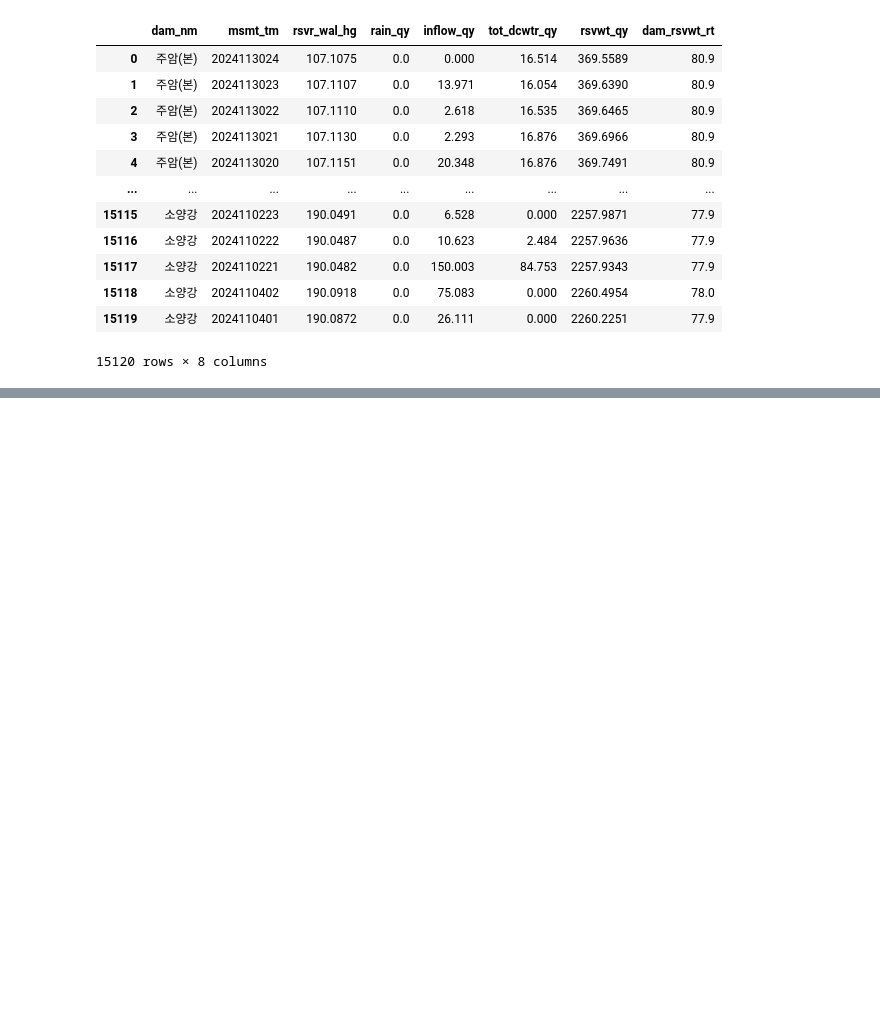
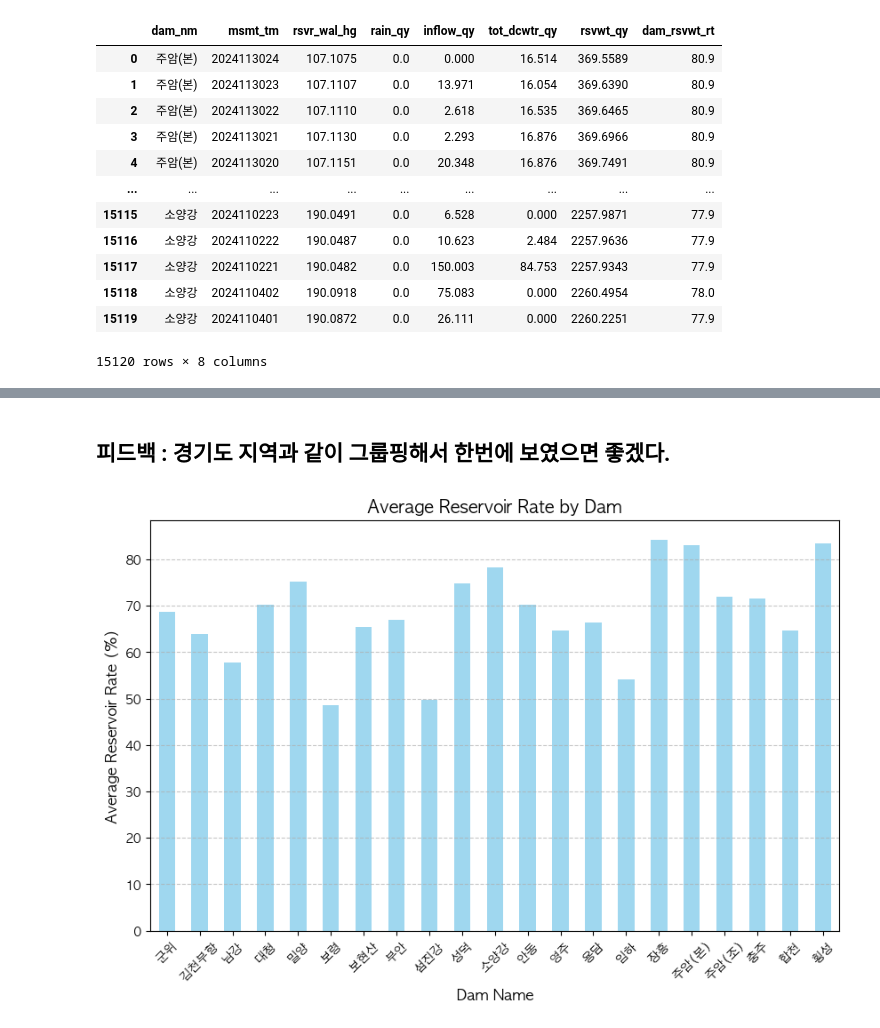
Before and after one commit to ColdTbrew/SKT_FLY_AI_notes, a Jupyter notebook: 1주차/숙제/homework.ipynb, the cells around one changed output, grey strips where cells are left out. Saved outputs shown, nothing was run; the diff lists cells and outputs as text; code cells hidden in the pictures; blank space fills up the shorter version.

```diff
--- a/1주차/숙제/homework.ipynb
+++ b/1주차/숙제/homework.ipynb
@@ -24,0 +59,18 @@ from IPython.display import Image
+# %% [markdown]
+## 피드백 : 경기도 지역과 같이 그룹핑해서 한번에 보였으면 좋겠다.
+# %%
+# 댐별 평균 저수율 계산
+avg_reservoir_rate = df.groupby('dam_nm')['dam_rsvwt_rt'].mean()
+
+# 바 그래프 생성
+plt.figure(figsize=(10, 6))
+avg_reservoir_rate.plot(kind='bar', color='skyblue', alpha=0.8)
+
+plt.title("Average Reservoir Rate by Dam", fontsize=14)
+plt.xlabel("Dam Name", fontsize=12)
+plt.ylabel("Average Reservoir Rate (%)", fontsize=12)
+plt.xticks(rotation=45)
+plt.grid(axis='y', linestyle='--', alpha=0.7)
+plt.show()
+# %% [output]
+[figure, added]
```
Also changed, not shown: parts of 11 cells of this notebook, 1 other file.
